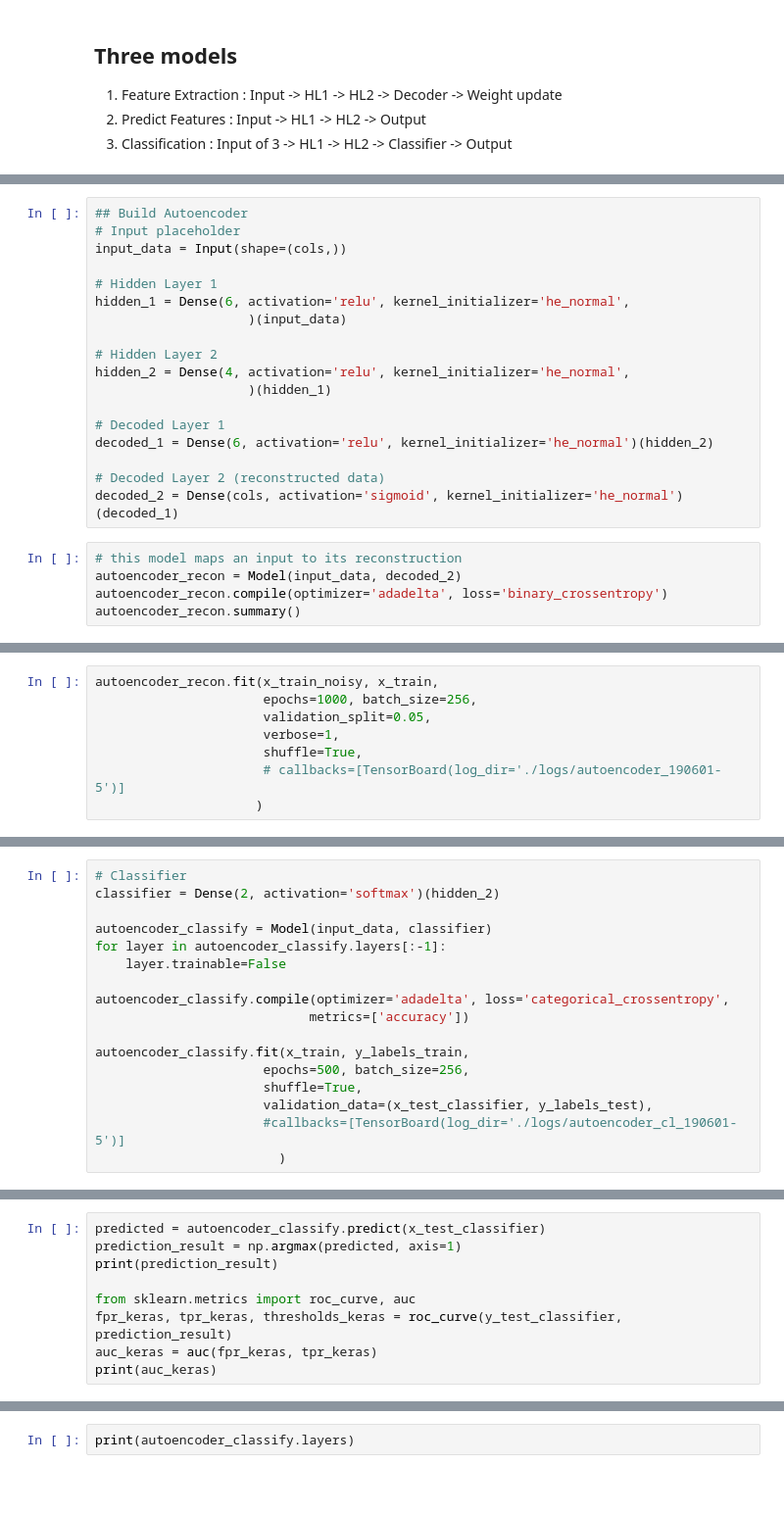
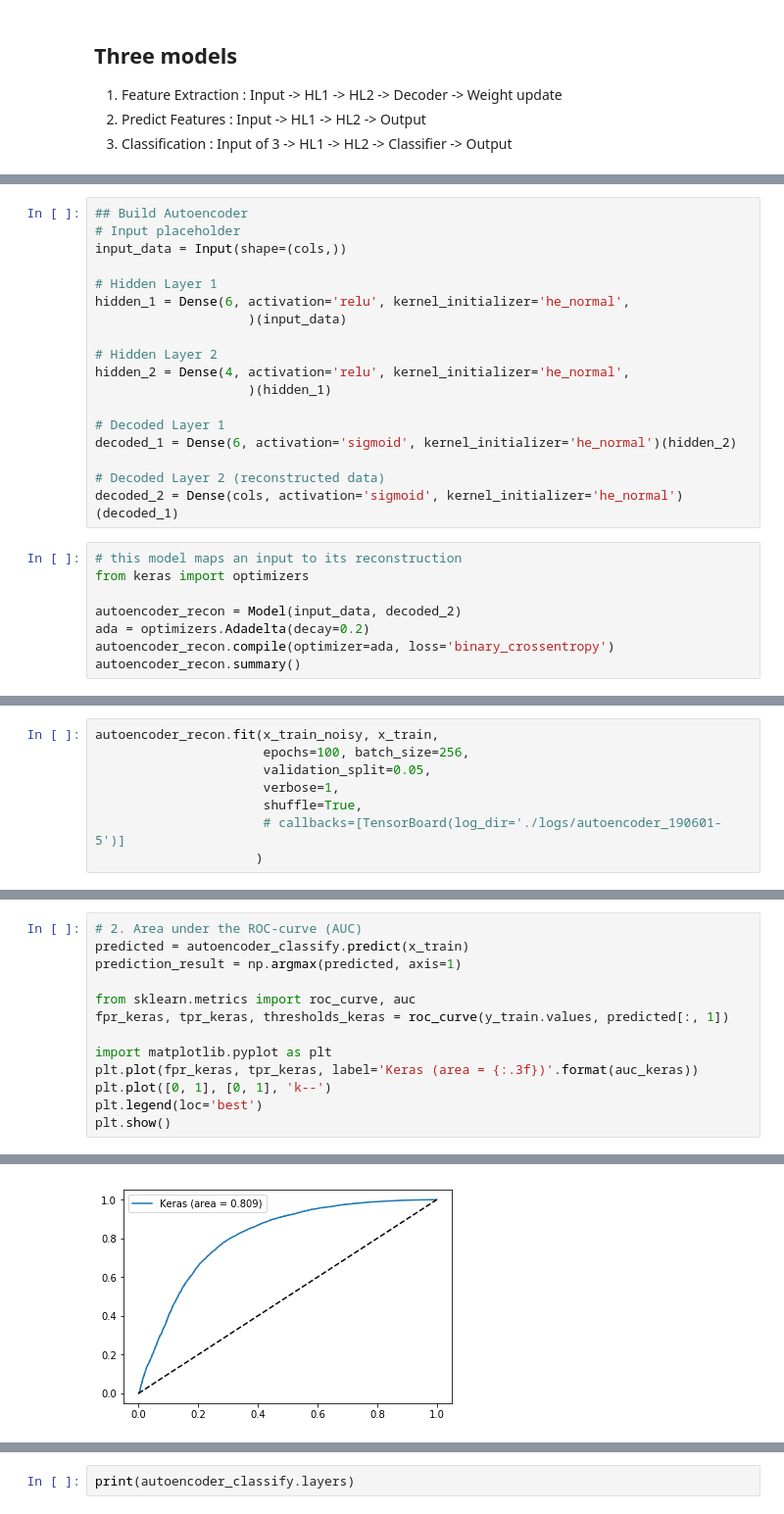
Before and after one commit to melodist/Autoencoder, a Jupyter notebook: SDAE_keras.ipynb, the cells around one changed output, grey strips where cells are left out. Shown at 98% size. Cells and saved outputs as stored; diff of their text form; blank space fills up the shorter version.

```diff
--- a/SDAE_keras.ipynb
+++ b/SDAE_keras.ipynb
@@ -102,14 +64,17 @@ hidden_2 = Dense(4, activation='relu', kernel_initializer='he_normal',
                     )(hidden_1)
 
 # Decoded Layer 1
-decoded_1 = Dense(6, activation='relu', kernel_initializer='he_normal')(hidden_2)
+decoded_1 = Dense(6, activation='sigmoid', kernel_initializer='he_normal')(hidden_2)
 
 # Decoded Layer 2 (reconstructed data)
 decoded_2 = Dense(cols, activation='sigmoid', kernel_initializer='he_normal')(decoded_1)
 # %%
 # this model maps an input to its reconstruction
+from keras import optimizers
+
 autoencoder_recon = Model(input_data, decoded_2)
-autoencoder_recon.compile(optimizer='adadelta', loss='binary_crossentropy')
+ada = optimizers.Adadelta(decay=0.2)
+autoencoder_recon.compile(optimizer=ada, loss='binary_crossentropy')
 autoencoder_recon.summary()
 # %% [output]
 _________________________________________________________________
@@ -131,7 +96,7 @@ Non-trainable params: 0
 _________________________________________________________________
 # %%
 autoencoder_recon.fit(x_train_noisy, x_train,
-                      epochs=1000, batch_size=256,
+                      epochs=100, batch_size=256,
                       validation_split=0.05,
                       verbose=1,
                       shuffle=True,
@@ -176,17 +123,0 @@ Epoch 1000/1000
-# %%
-# Classifier
-classifier = Dense(2, activation='softmax')(hidden_2)
-
-autoencoder_classify = Model(input_data, classifier)
-for layer in autoencoder_classify.layers[:-1]:
-    layer.trainable=False
-
-autoencoder_classify.compile(optimizer='adadelta', loss='categorical_crossentropy',
-                            metrics=['accuracy'])
-
-autoencoder_classify.fit(x_train, y_labels_train,
-                      epochs=500, batch_size=256,
-                      shuffle=True,
-                      validation_data=(x_test_classifier, y_labels_test),
-                      #callbacks=[TensorBoard(log_dir='./logs/autoencoder_cl_190601-5')]
-                        )
@@ -212,10 +192,14 @@ Epoch 500/500
 # %%
-predicted = autoencoder_classify.predict(x_test_classifier)
+# 2. Area under the ROC-curve (AUC)
+predicted = autoencoder_classify.predict(x_train)
 prediction_result = np.argmax(predicted, axis=1)
-print(prediction_result)
 
 from sklearn.metrics import roc_curve, auc
-fpr_keras, tpr_keras, thresholds_keras = roc_curve(y_test_classifier, prediction_result)
-auc_keras = auc(fpr_keras, tpr_keras)
-print(auc_keras)
+fpr_keras, tpr_keras, thresholds_keras = roc_curve(y_train.values, predicted[:, 1])
+
+import matplotlib.pyplot as plt
+plt.plot(fpr_keras, tpr_keras, label='Keras (area = {:.3f})'.format(auc_keras))
+plt.plot([0, 1], [0, 1], 'k--')
+plt.legend(loc='best')
+plt.show()
 # %% [output]
@@ -223,0 +206 @@ print(auc_keras)
+[figure, added]
```
Also changed, not shown: parts of 21 cells of this notebook.
